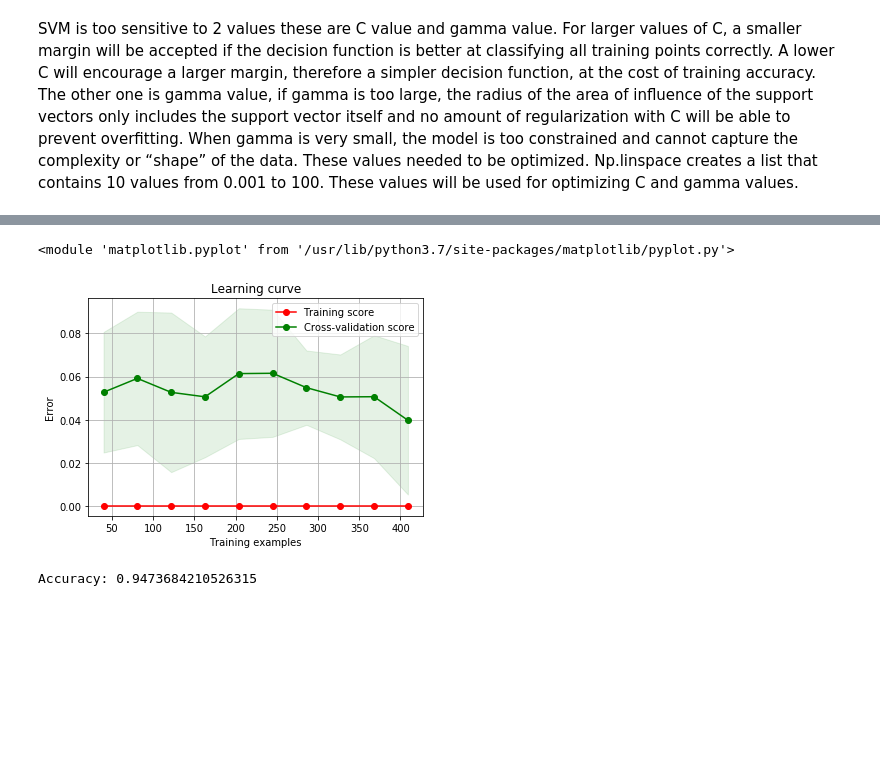
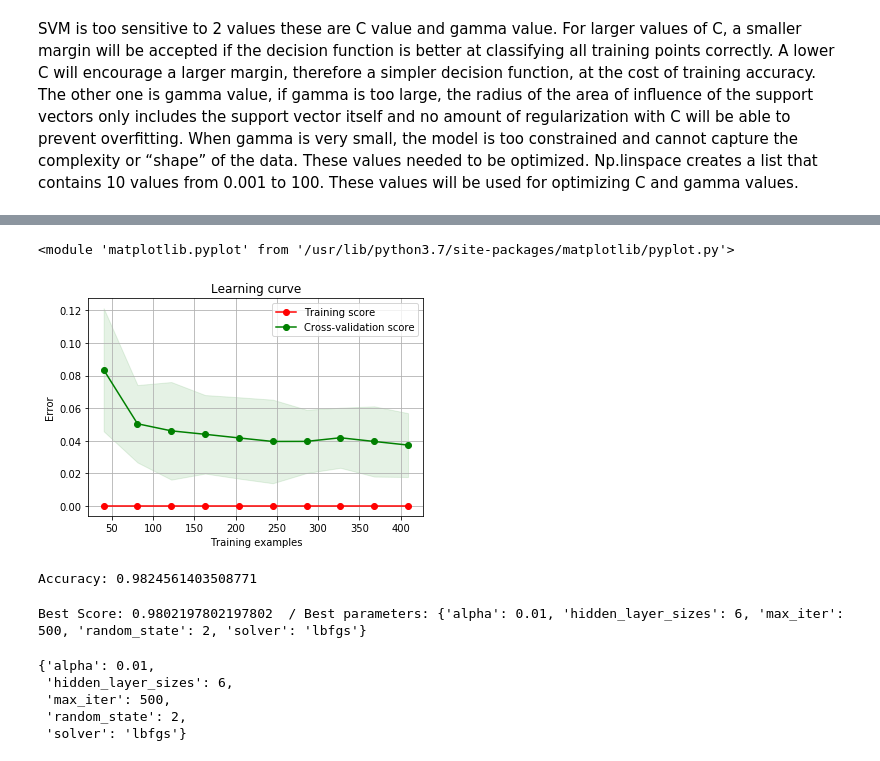
Before and after one commit to ffurkanhas/MachineLearning-Hw2, a Jupyter notebook: Fatih_Furkan_Has_141101024.ipynb, the cells around one changed output, grey strips where cells are left out. Drawn from its saved outputs; the diff is of its cells as text; code cells hidden in the pictures; blank space fills up the shorter version.

Commit message:
neural network implementation is added

```diff
--- a/Fatih_Furkan_Has_141101024.ipynb
+++ b/Fatih_Furkan_Has_141101024.ipynb
@@ -115,4 +130,6 @@ Learning curve is plot of error vs train set size. In this case, our error rate
 # %%
+from sklearn.model_selection import learning_curve
+import matplotlib.pyplot as plt
 def learning_curve_model(model, X, Y, cv, train_sizes):
 
     plt.figure()
@@ -120,10 +137,10 @@ def learning_curve_model(model, X, Y, cv, train_sizes):
     plt.xlabel("Training examples")
     plt.ylabel("Error")
 
-    train_sizes, train_scores, test_scores = learning_curve(model, X, Y, cv=cv, n_jobs=4, train_sizes=train_sizes, scoring='accuracy')
+    train_sizes, train_scores, test_scores = learning_curve(model, X, Y, cv=cv, n_jobs=-1, train_sizes=train_sizes, scoring='accuracy')
 
-    train_scores = 1 - train_scores
-    test_scores  = 1 - test_scores
+    train_scores = 1 - train_scores #our error is 1 - accuracy
+    test_scores  = 1 - test_scores #our error is 1 - accuracy
 
     train_scores_mean = np.mean(train_scores, axis=1)
     train_scores_std  = np.std(train_scores, axis=1)
@@ -140,7 +157,8 @@ def learning_curve_model(model, X, Y, cv, train_sizes):
     plt.legend(loc="best")
     return plt
 # %%
+from sklearn.svm import SVC
 kfold = KFold(n_splits=10, shuffle=True)
 #kfold = 10
-grid_search_svm = grid_search_model(SVC(), X_train, y_train, param_grid, 10)
+grid_search_svm = grid_search_model(SVC(), X_train, y_train, param_grid, kfold)
 # %% [output]
@@ -218,14 +235,28 @@ grid_search_random_forest.best_params_
 # %%
-randomForest = RandomForestClassifier(bootstrap=False, n_estimators=500)
+randomForest = RandomForestClassifier(bootstrap=False, n_estimators=300, criterion='entropy')
 train_size=np.linspace(0.1,1, 10)
 learning_curve_model(randomForest, X_train, y_train, 10, train_size)
 # %% [output]
 <module 'matplotlib.pyplot' from '/usr/lib/python3.7/site-packages/matplotlib/pyplot.py'>
-[figure, old version]
+[figure, new version]
 # %%
 randomForest.fit(X_train, y_train)
 y_pred3 = randomForest.predict(X_test)
 from sklearn import metrics
 print("Accuracy:",metrics.accuracy_score(y_test, y_pred3))
 # %% [output]
-Accuracy: 0.9473684210526315
+Accuracy: 0.9824561403508771
+# %%
+from sklearn import neural_network
+parameters = {'solver': ['lbfgs'], 'max_iter': [500,1000,1500], 'alpha': 10.0 ** -np.arange(1, 7), 'hidden_layer_sizes':np.arange(5, 12), 'random_state':[0,1,2,3,4,5,6,7,8,9]}
+grid_search_neural_network = grid_search_model(neural_network.MLPClassifier(), X_train, y_train, parameters, 10)
+# %% [output]
+Best Score: 0.9802197802197802  / Best parameters: {'alpha': 0.01, 'hidden_layer_sizes': 6, 'max_iter': 500, 'random_state': 2, 'solver': 'lbfgs'}
+# %%
+grid_search_neural_network.best_params_
+# %% [output]
+{'alpha': 0.01,
+ 'hidden_layer_sizes': 6,
+ 'max_iter': 500,
+ 'random_state': 2,
+ 'solver': 'lbfgs'}
```
Also changed, not shown: parts of 19 cells of this notebook.
